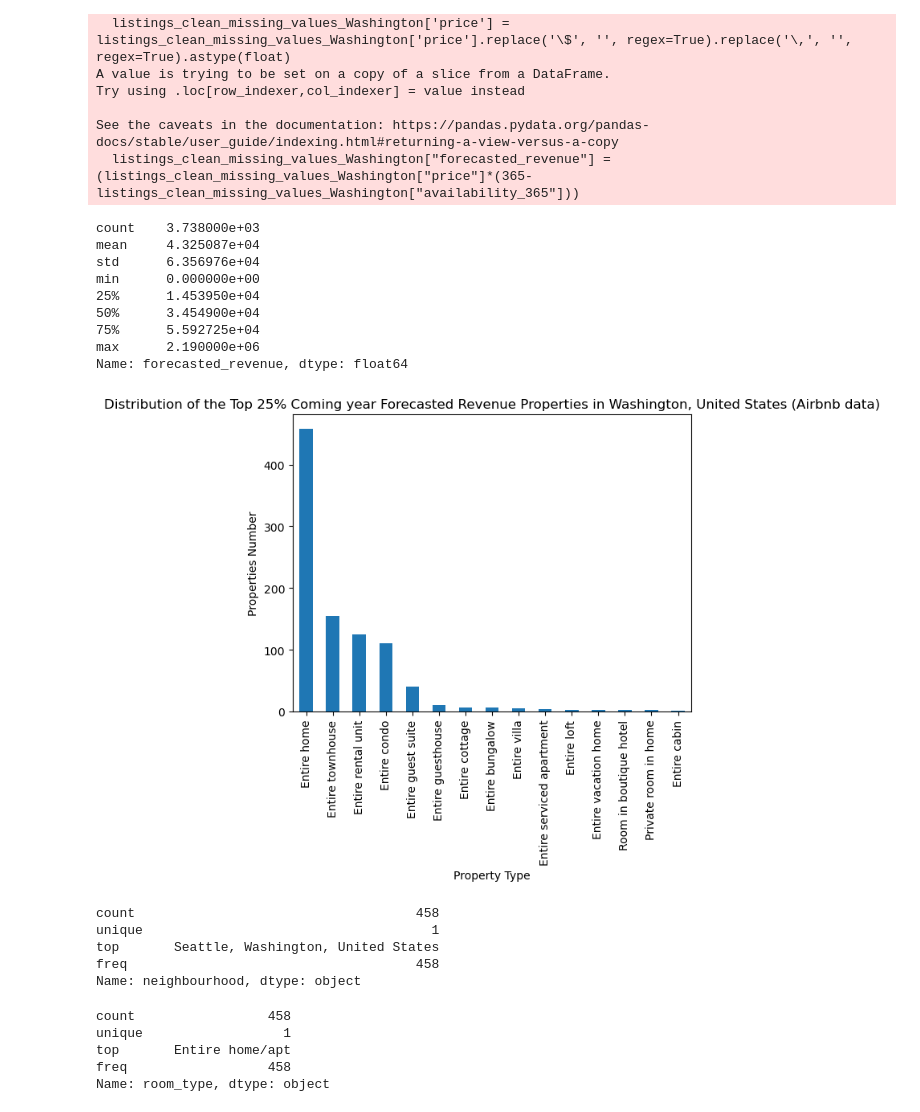
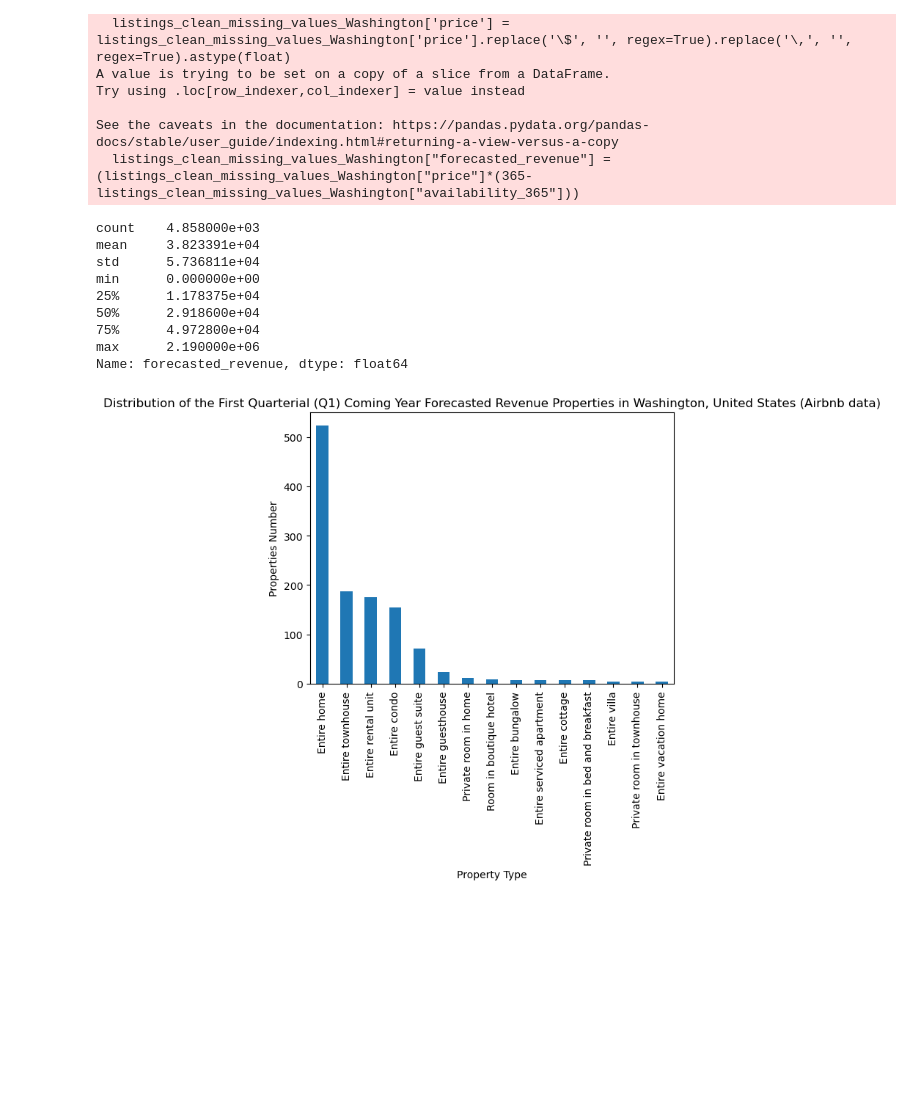
Before and after one commit to EyalVultz/Fianl-Project-Data-Analyst-Program-Hebrew-University-of-Jerusalem-Class-4-Group-2, a Jupyter notebook: Eyal Vultz - Final Project Data Analyst Program The Hebrew University of Jerusalem Class 4 Group 2.ipynb, the cells around one changed output. Drawn from its saved outputs; the diff is of its cells as text; code cells hidden in the pictures; blank space fills up the shorter version.

```diff
--- a/Eyal Vultz - Final Project Data Analyst Program The Hebrew University of Jerusalem Class 4 Group 2.ipynb
+++ b/Eyal Vultz - Final Project Data Analyst Program The Hebrew University of Jerusalem Class 4 Group 2.ipynb
@@ -12,16 +12,18 @@ listings_clean = listings.drop_duplicates().drop(columns = ['listing_url','scrap
                                           'neighborhood_overview','picture_url','host_url','host_since','host_location',
                                           'host_about','host_response_time','host_response_rate','host_acceptance_rate',
                                           'host_is_superhost','host_thumbnail_url','host_picture_url','host_neighbourhood',
-                                          'host_listings_count','host_total_listings_count','host_verifications','host_has_profile_pic',
-                                          'neighbourhood_cleansed','neighbourhood_group_cleansed','latitude','longitude',
-                                          'bathrooms','bathrooms_text','minimum_nights','maximum_nights','minimum_minimum_nights',
-                                          'maximum_minimum_nights','minimum_maximum_nights','maximum_maximum_nights',
-                                          'minimum_nights_avg_ntm','maximum_nights_avg_ntm', 'calendar_updated', 'has_availability',
-                                          'availability_30','availability_60','availability_90','calendar_last_scraped',
-                                          'number_of_reviews','number_of_reviews_ltm','number_of_reviews_l30d',
-                                          'first_review','last_review','review_scores_rating','review_scores_accuracy',
-                                          'review_scores_cleanliness','review_scores_checkin','review_scores_communication',
-                                          'review_scores_location','review_scores_value','license','instant_bookable',
-                                          'calculated_host_listings_count','calculated_host_listings_count_entire_homes',
+                                          'host_listings_count','host_total_listings_count','host_verifications',
+                                          'host_has_profile_pic', 'neighbourhood_cleansed','neighbourhood_group_cleansed',
+                                          'latitude','longitude', 'bathrooms','bathrooms_text','bedrooms', 'beds',
+                                          'minimum_nights','maximum_nights', 'minimum_minimum_nights',
+                                          'maximum_minimum_nights','minimum_maximum_nights', 'maximum_maximum_nights',
+                                          'minimum_nights_avg_ntm','maximum_nights_avg_ntm', 'calendar_updated',
+                                          'has_availability', 'availability_30','availability_60','availability_90',
+                                          'calendar_last_scraped', 'number_of_reviews','number_of_reviews_ltm',
+                                          'number_of_reviews_l30d', 'first_review','last_review','review_scores_rating',
+                                          'review_scores_accuracy', 'review_scores_cleanliness','review_scores_checkin',
+                                          'review_scores_communication', 'review_scores_location','review_scores_value',
+                                          'license','instant_bookable', 'calculated_host_listings_count',
+                                          'calculated_host_listings_count_entire_homes',
                                           'calculated_host_listings_count_private_rooms',
                                           'calculated_host_listings_count_shared_rooms','reviews_per_month'])
@@ -47,23 +92,26 @@ Try using .loc[row_indexer,col_indexer] = value instead
 See the caveats in the documentation: https://pandas.pydata.org/pandas-docs/stable/user_guide/indexing.html#returning-a-view-versus-a-copy
   listings_clean_missing_values_Washington["forecasted_revenue"] = (listings_clean_missing_values_Washington["price"]*(365-listings_clean_missing_values_Washington["availability_365"]))
 # %%
-# Statistical data of the Forecasted Revenue of the coming year Airbnb properties in Washington, United States (The KPI)
+# Statistical data of the Forecasted Revenue of the coming year Airbnb properties in Washington, United States (KPI)
 listings_clean_missing_values_Washington["forecasted_revenue"].describe()
 # %% [output]
-count    3.738000e+03
-mean     4.325087e+04
-std      6.356976e+04
+count    4.858000e+03
+mean     3.823391e+04
+std      5.736811e+04
 min      0.000000e+00
-25%      1.453950e+04
-50%      3.454900e+04
-75%      5.592725e+04
+25%      1.178375e+04
+50%      2.918600e+04
+75%      4.972800e+04
 max      2.190000e+06
 Name: forecasted_revenue, dtype: float64
 # %%
-# Filtering coming year Forecasted Revenue Top 25% (Q1) Airbnb properties in Washington, United States
-listings_clean_missing_values_Washington_Q1 = listings_clean_missing_values_Washington.query('forecasted_revenue >= 5.592725e+04')
+# Slicing Airbnb properties in Washington, United States to Quarterials according to the Coming Year Forecasted Revenue (KPI)
+listings_clean_missing_values_Washington_Q1 = listings_clean_missing_values_Washington.query('forecasted_revenue >=4.972800e+04')
+listings_clean_missing_values_Washington_Q2 = listings_clean_missing_values_Washington.query('forecasted_revenue <4.972800e+04' and 'forecasted_revenue >=2.918600e+04')
+listings_clean_missing_values_Washington_Q3 = listings_clean_missing_values_Washington.query('forecasted_revenue <2.918600e+04' and 'forecasted_revenue >=1.178375e+04')
+listings_clean_missing_values_Washington_Q4 = listings_clean_missing_values_Washington.query('forecasted_revenue <1.178375e+04')
 # %%
-# Coming year Forecasted Revenue Top 25% (Q1) Airbnb properties in Washington, United States - Property Type Distribution
-listings_clean_missing_values_Washington_Q1_count = listings_clean_missing_values_Washington_Q1['property_type'].value_counts().head(15).plot(kind = 'bar', title = 'Distribution of the Top 25% Coming year Forecasted Revenue Properties in Washington, United States (Airbnb data)' , xlabel = 'Property Type', ylabel = 'Properties Number')
+# Coming Year Forecasted Revenue First Quarterial (Q1) Airbnb properties in Washington, United States - Property Type Distribution
+listings_clean_missing_values_Washington_Q1_count = listings_clean_missing_values_Washington_Q1['property_type'].value_counts().head(15).plot(kind = 'bar', title = 'Distribution of the First Quarterial (Q1) Coming Year Forecasted Revenue Properties in Washington, United States (Airbnb data)' , xlabel = 'Property Type', ylabel = 'Properties Number')
 # %% [output]
-[figure, old version]
+[figure, new version]
@@ -73,19 +117,0 @@ listings_clean_missing_values_Washington_Q1_Entire_home = listings_clean_missing
-# %%
-# Analyzing the above in order to evaluate the Neighborhoods distribution
-listings_clean_missing_values_Washington_Q1_Entire_home['neighbourhood'].describe()
-# %% [output]
-count                                    458
-unique                                     1
-top       Seattle, Washington, United States
-freq                                     458
-Name: neighbourhood, dtype: object
-# %%
-# It seems that the above filtered data relate to properties located only in Seattle, so no need for 'neighbourhood' filtration
-# Analyzing the above in order to evaluate the Room Type distribution
-listings_clean_missing_values_Washington_Q1_Entire_home['room_type'].describe()
-# %% [output]
-count                 458
-unique                  1
-top       Entire home/apt
-freq                  458
-Name: room_type, dtype: object
```
Also changed, not shown: parts of 19 cells of this notebook.
